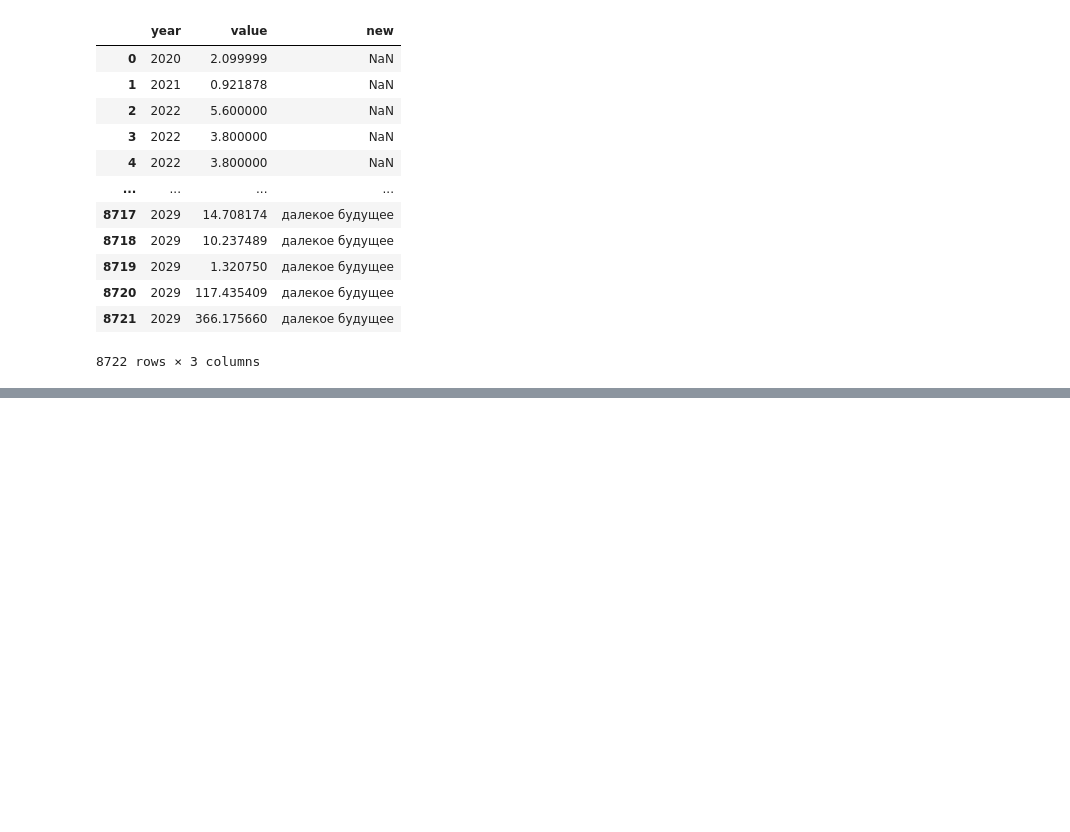
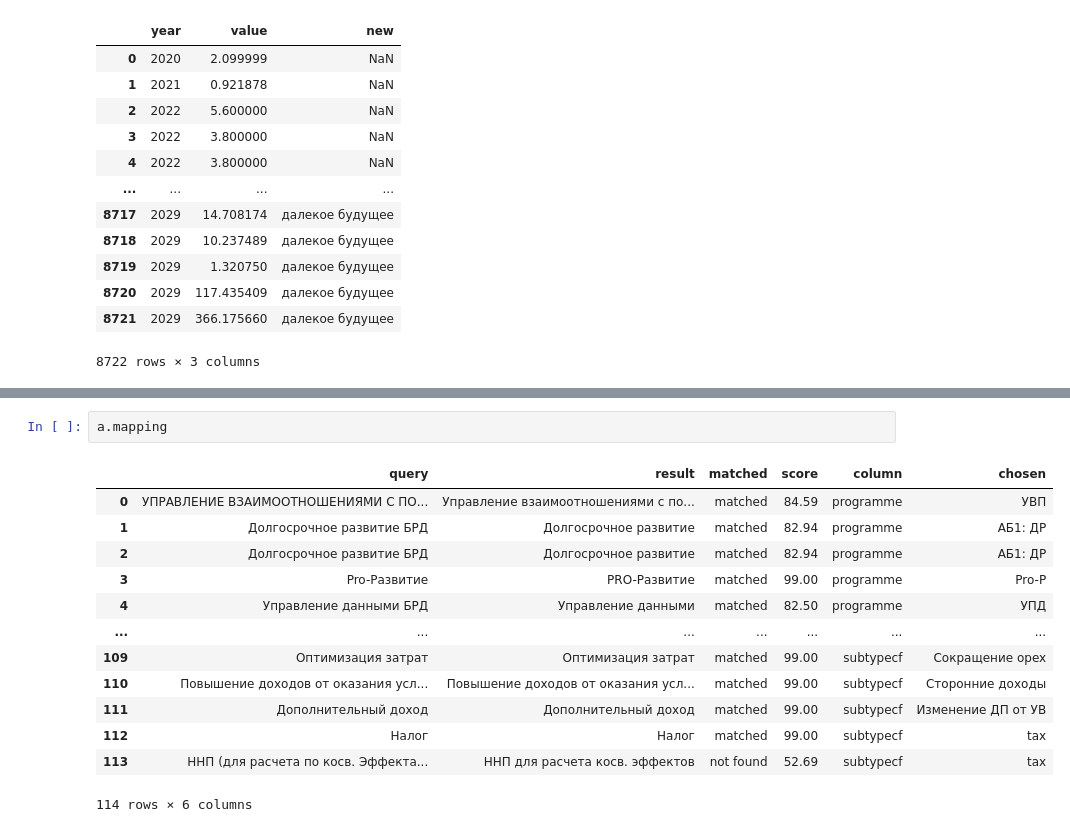
Before and after one commit to zhivvv/dashboard, a Jupyter notebook: notebook.ipynb, the cells around one changed output, grey strips where cells are left out. Saved outputs shown, nothing was run; the diff lists cells and outputs as text; blank space fills up the shorter version.

```diff
--- a/notebook.ipynb
+++ b/notebook.ipynb
@@ -59,0 +131,16 @@ data_slice
+# %%
+a.mapping
+# %% [output]
+|  | query | result | matched | score | column | chosen |
+| 0 | УПРАВЛЕНИЕ ВЗАИМООТНОШЕНИЯМИ С ПО... | Управление взаимоотношениями с по... | matched | 84.59 | programme | УВП |
+| 1 | Долгосрочное развитие БРД | Долгосрочное развитие | matched | 82.94 | programme | АБ1: ДР |
+| 2 | Долгосрочное развитие БРД | Долгосрочное развитие | matched | 82.94 | programme | АБ1: ДР |
+| 3 | Pro-Развитие | PRO-Развитие | matched | 99.00 | programme | Pro-Р |
+| 4 | Управление данными БРД | Управление данными | matched | 82.50 | programme | УПД |
+| ... | ... | ... | ... | ... | ... | ... |
+| 109 | Оптимизация затрат | Оптимизация затрат | matched | 99.00 | subtypecf | Сокращение opex |
+| 110 | Повышение доходов от оказания усл... | Повышение доходов от оказания усл... | matched | 99.00 | subtypecf | Сторонние доходы |
+| 111 | Дополнительный доход | Дополнительный доход | matched | 99.00 | subtypecf | Изменение ДП от УВ |
+| 112 | Налог | Налог | matched | 99.00 | subtypecf | tax |
+| 113 | ННП (для расчета по косв. Эффекта... | ННП для расчета косв. эффектов | not found | 52.69 | subtypecf | tax |
+114 rows × 6 columns
```
Also changed, not shown: parts of 11 cells of this notebook, 6 other files.
